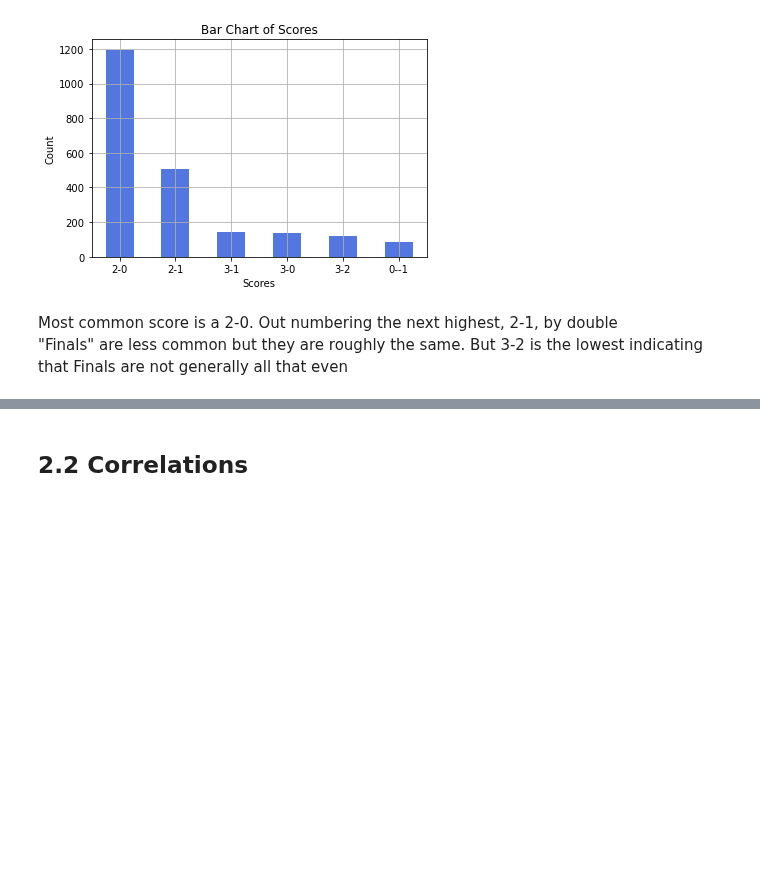
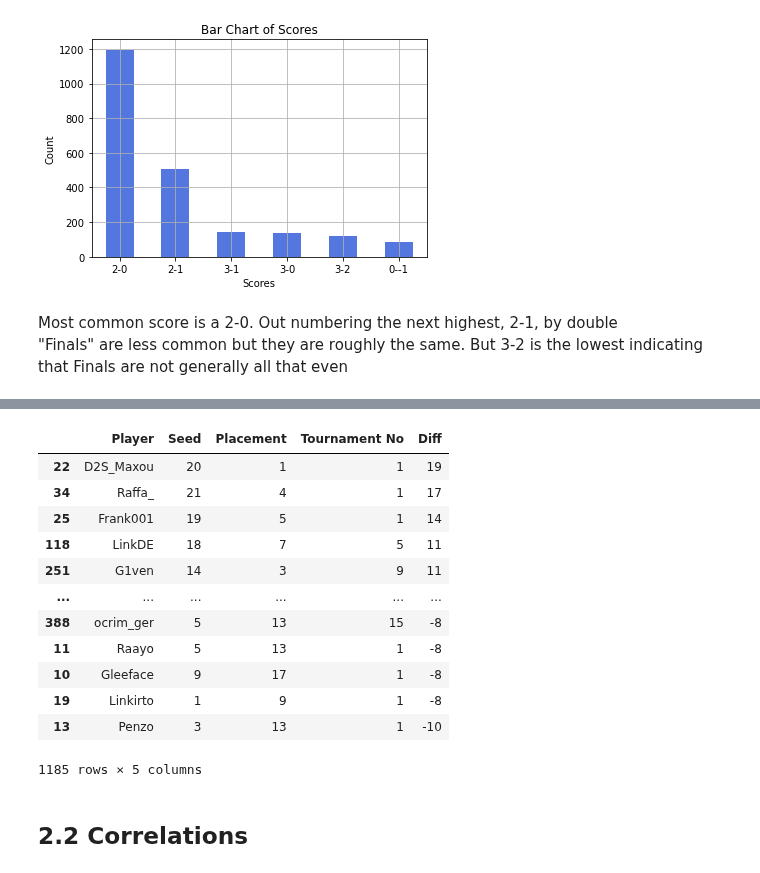
Before and after one commit to DarrenCCT/Tournament-Analysis, a Jupyter notebook: EUAC - Analysis.ipynb, the cells around one changed output, grey strips where cells are left out. Cells and saved outputs as stored; diff of their text form; code cells hidden in the pictures; blank space fills up the shorter version.

```diff
--- a/EUAC - Analysis.ipynb
+++ b/EUAC - Analysis.ipynb
@@ -626,3 +665,21 @@ Most common score is a 2-0. Out numbering the next highest, 2-1, by double <br>
+# %%
+filterdf["Diff"] = filterdf.apply(lambda x:x["Seed"]-x["Placement"], axis=1)
+# %%
+filterdf.sort_values(by="Diff", ascending=False)
+# %% [output]
+|  | Player | Seed | Placement | Tournament No | Diff |
+| 22 | D2S_Maxou | 20 | 1 | 1 | 19 |
+| 34 | Raffa_ | 21 | 4 | 1 | 17 |
+| 25 | Frank001 | 19 | 5 | 1 | 14 |
+| 118 | LinkDE | 18 | 7 | 5 | 11 |
+| 251 | G1ven | 14 | 3 | 9 | 11 |
+| ... | ... | ... | ... | ... | ... |
+| 388 | ocrim_ger | 5 | 13 | 15 | -8 |
+| 11 | Raayo | 5 | 13 | 1 | -8 |
+| 10 | Gleeface | 9 | 17 | 1 | -8 |
+| 19 | Linkirto | 1 | 9 | 1 | -8 |
+| 13 | Penzo | 3 | 13 | 1 | -10 |
+1185 rows × 5 columns
 # %% [markdown]
 ## 2.2 Correlations
 # %%
```
Also changed, not shown: parts of 14 cells of this notebook.
